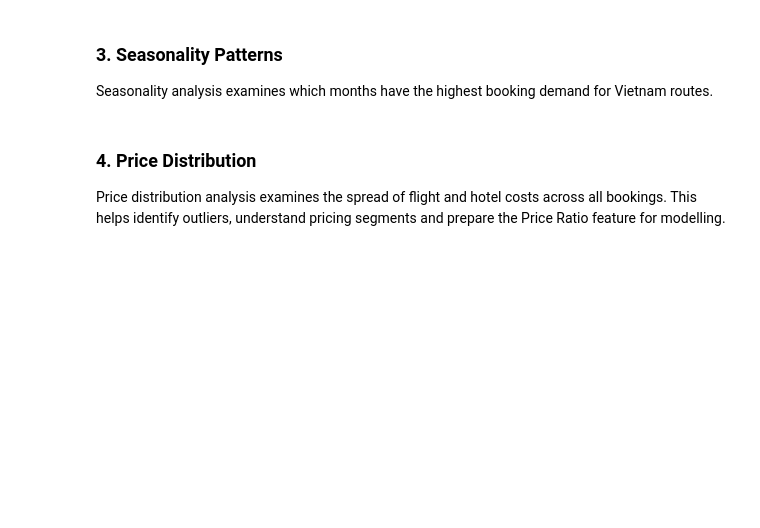
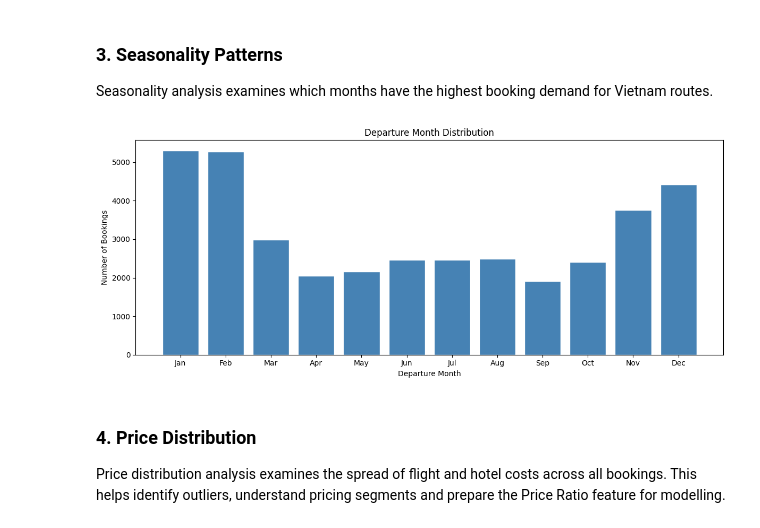
Before and after one commit to VildanaRazumova/thesis-demand-forecasting, a Jupyter notebook: thesis_notebook_final.ipynb, the cells around one changed output. Cells and saved outputs as stored; diff of their text form; code cells hidden in the pictures; blank space fills up the shorter version.

```diff
--- a/thesis_notebook_final.ipynb
+++ b/thesis_notebook_final.ipynb
@@ -532,26 +659,27 @@ Seasonality analysis examines which months have the highest booking demand for V
 # %%
 # Figure 3: Departure Month Distribution
 
 # Step 1: Extract departure month
 df_claims['DepartureMonth'] = df_claims['DepartureDT'].dt.month
 
 # Step 2: Month names for readable format
 month_names = ['Jan','Feb','Mar','Apr','May','Jun',
             'Jul','Aug','Sep','Oct','Nov','Dec']
 
 # Step 3: Count how many bookings happened in each month
 monthly_dep = df_claims.groupby('DepartureMonth').size()
 
 # Step 4: Plot
 plt.figure(figsize=(12, 5))
 plt.bar(month_names, monthly_dep.values,
     color='steelblue', edgecolor='white')
-plt.title('Departure Month Distribution',
-      fontsize=12, fontweight='bold')
+plt.title('Departure Month Distribution')
 plt.xlabel('Departure Month')
 plt.ylabel('Number of Bookings')
 plt.tight_layout()
 plt.show()
+# %% [output]
+[figure, added]
 # %% [markdown]
 ### 4. Price Distribution
 
```
Also changed, not shown: parts of 66 cells of this notebook.
